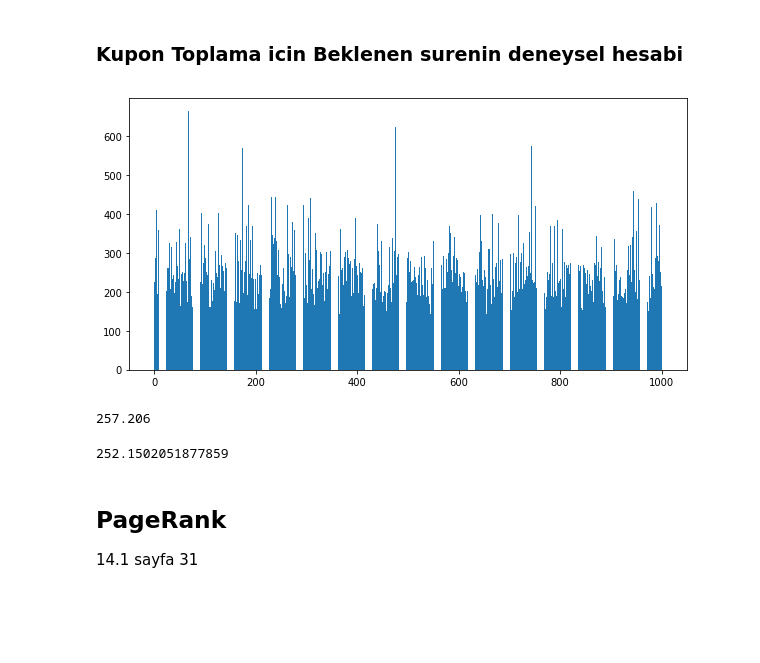
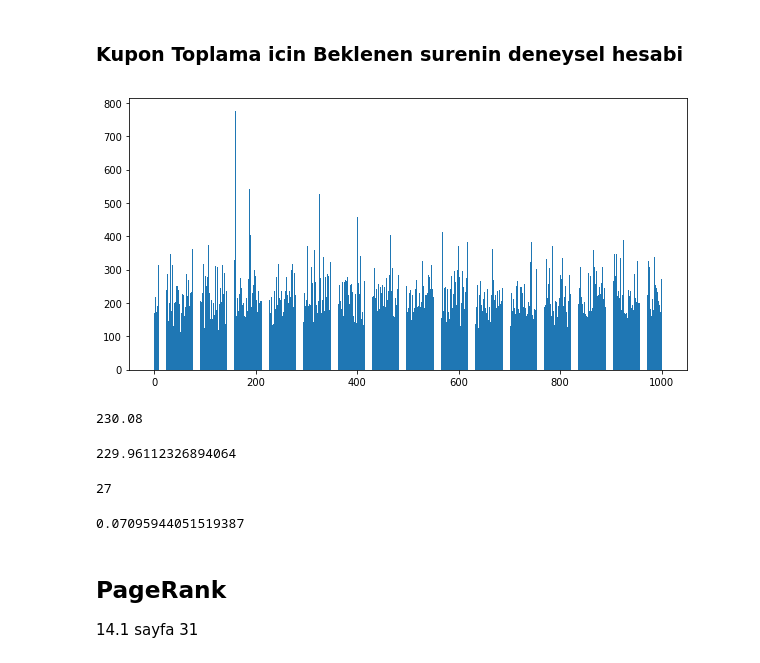
Before and after one commit to ardakdemir/Markov-Zincirleri-Simulasyon, a Jupyter notebook: markovzincirleri.ipynb, the cells around one changed output. Drawn from its saved outputs; the diff is of its cells as text; code cells hidden in the pictures; blank space fills up the shorter version.

```diff
--- a/markovzincirleri.ipynb
+++ b/markovzincirleri.ipynb
@@ -344,9 +376,9 @@ sayfa 23
 
 Degisik degerler icin olasilik tablosu.
 # %%
-N=100
+N=10000
 x1=10
-P=[x1/(x+N) for x in range(1000)]
+P=[x1/(x+N) for x in range(N)]
 plt.plot(P)
 plt.show()
 # %% [output]
@@ -524,39 +556,48 @@ Image("kupon2.png")
 ### Kupon Toplama icin Beklenen surenin deneysel hesabi
 # %%
 ## her kuponun cekilme olasiligini esit aliyoruz yani 1/M2
-M2=55
+M2=51
 N=1000
 iters=[]
 mykupons=[]
 for i in range(N):
     iter1=0
     mykupon=[0 for i in range(M2)]
     while 0 in mykupon:
         ind1=np.random.randint(0,M2)
         mykupon[ind1]+=1
         iter1+=1
     iters.append(iter1)
     mykupons.append(mykupon)
 plt.figure(figsize=(10,5))
 plt.bar(range(1,N+1),iters)
 plt.show()
 # %% [output]
-[figure, old version]
+[figure, new version]
 # %%
 sum(iters)/(N)
 # %% [output]
-257.206
+230.08
 # %%
 ##teorik deger hata mi var?
 M2*(math.log(M2)+0.577216)
 # %% [output]
-252.1502051877859
+229.96112326894064
 # %%
 maxval=0
 for myk in mykupons:
     max1=max(myk)
     if max1>maxval:
         maxval=max1
+# %%
+maxval
+# %% [output]
+27
+# %%
+a=np.random.uniform()
+a
+# %% [output]
+0.07095944051519387
 # %% [markdown]
 ## PageRank
 14.1 sayfa 31
```
Also changed, not shown: parts of 74 cells of this notebook.
